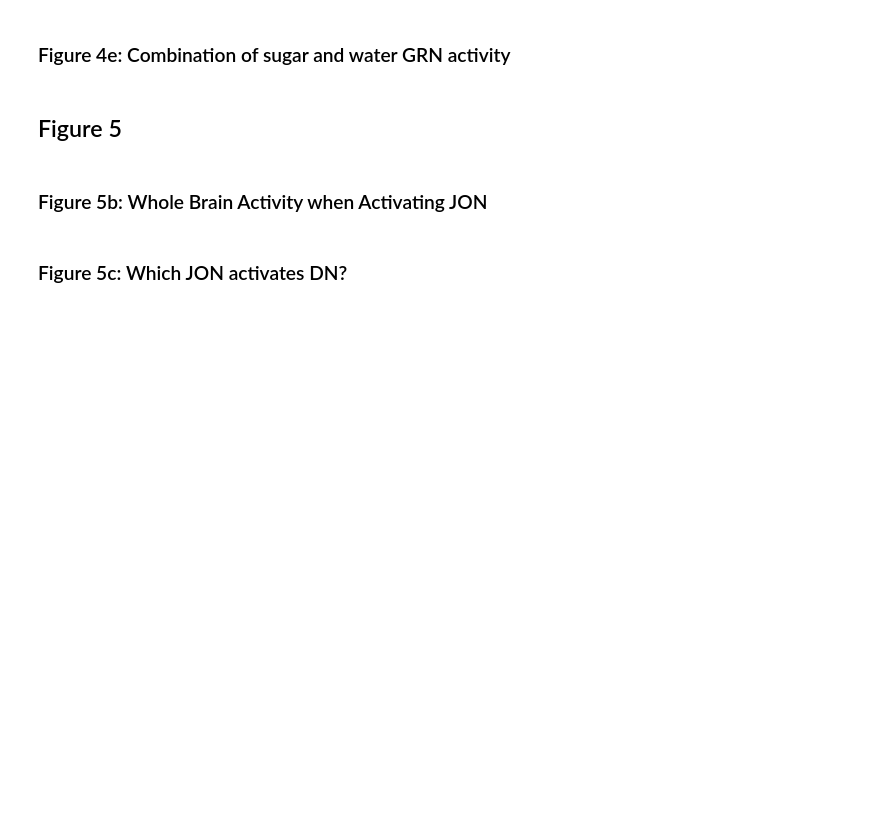
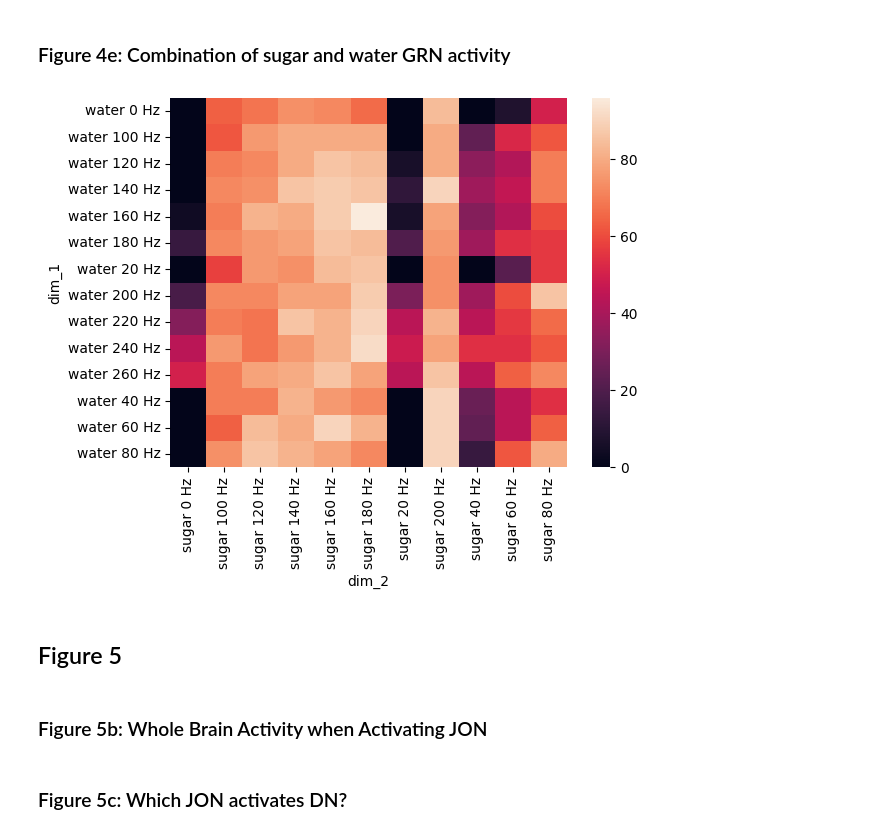
Before and after one commit to chaobrain/brain-modeling-ecosystem, a Jupyter notebook: docs/point_neuron_examples/brainstate_drosophila_wholebrain_simulation.ipynb, the cells around one changed output. Cells and saved outputs as stored; diff of their text form; code cells hidden in the pictures; blank space fills up the shorter version.

```diff
--- a/docs/point_neuron_examples/brainstate_drosophila_wholebrain_simulation.ipynb
+++ b/docs/point_neuron_examples/brainstate_drosophila_wholebrain_simulation.ipynb
@@ -1217,15 +1211,17 @@ def sugar_water_activates_MN9():
 sugar_water_activates_MN9()
 # %%
 df = pd.read_csv(fig4_path_res / f'sugar_water_activates_MN9.csv')
-sns.heatmap(df)
+# sns.heatmap(df)
 
 trial_columns = [f'Trial {i}' for i in range(n_trial)]
 df['mean'] = df[trial_columns].mean(axis=1)
 pivot_df = df.pivot(index='dim_1', columns='dim_2', values='mean')
 pivot_df = pivot_df.fillna(0)
 
 sns.heatmap(pivot_df)
 plt.show()
+# %% [output]
+[figure, added]
 # %% [markdown]
 ## Figure 5
 # %%
```
Also changed, not shown: parts of 16 cells of this notebook, 15 other files.
